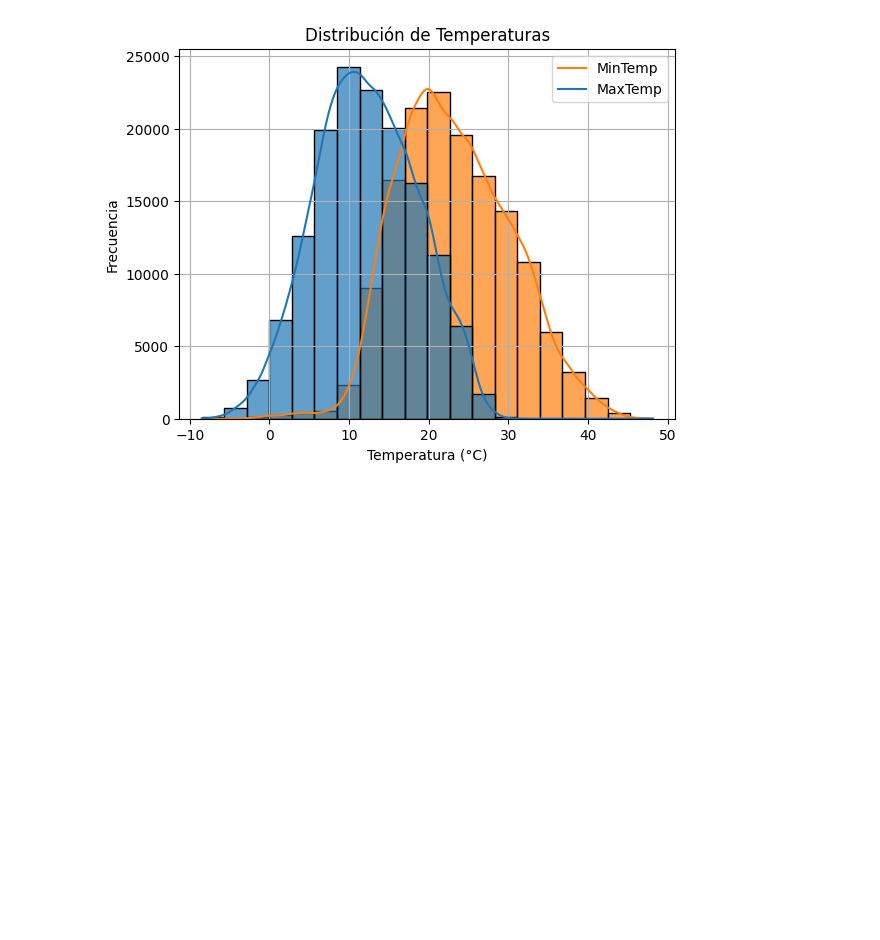
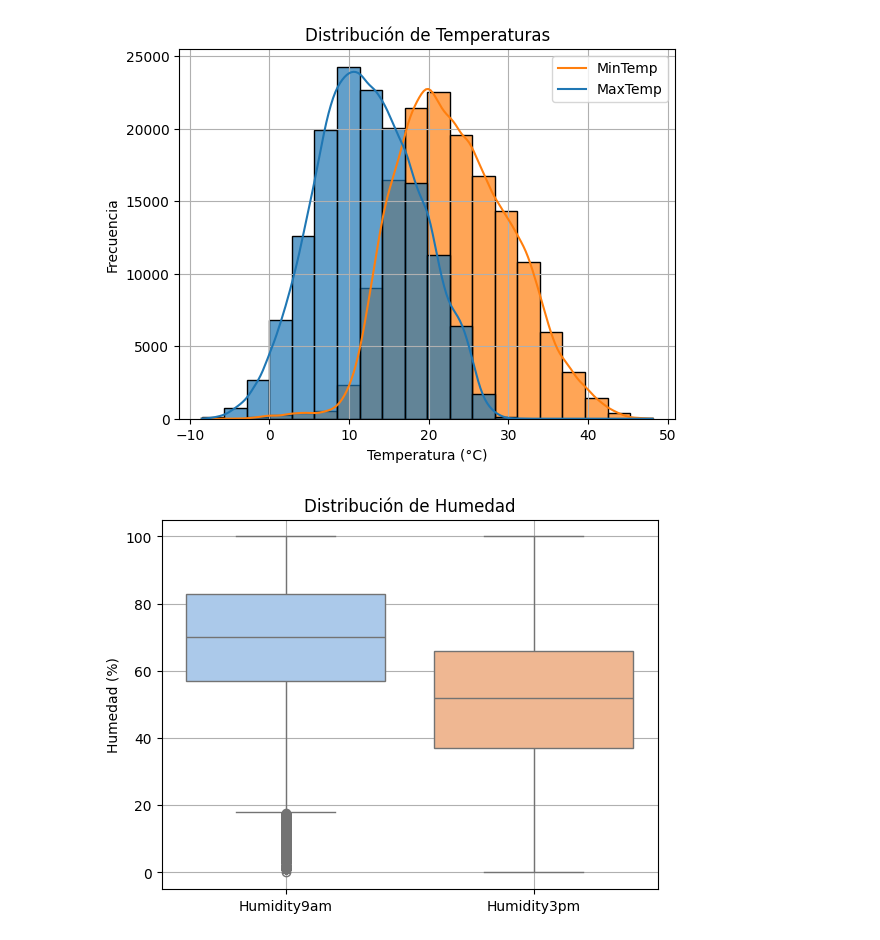
Before and after one commit to DiegoValdez10/HDT6Miner-a, a Jupyter notebook: HDT6.ipynb, the cells around one changed output. Cells and saved outputs as stored; diff of their text form; code cells hidden in the pictures; blank space fills up the shorter version.

```diff
--- a/HDT6.ipynb
+++ b/HDT6.ipynb
@@ -342,3 +342,13 @@ plt.legend(['MinTemp', 'MaxTemp'])
 plt.grid(True)
 # %% [output]
 [figure]
+# %%
+# Visualización 2: Boxplot de Humedad
+plt.figure()
+sns.boxplot(data=df[['Humidity9am', 'Humidity3pm']], palette='pastel')
+plt.title('Distribución de Humedad')
+plt.ylabel('Humedad (%)')
+plt.grid(True)
+plt.show()
+# %% [output]
+[figure, added]
```
Also changed, not shown: parts of 5 cells of this notebook.
